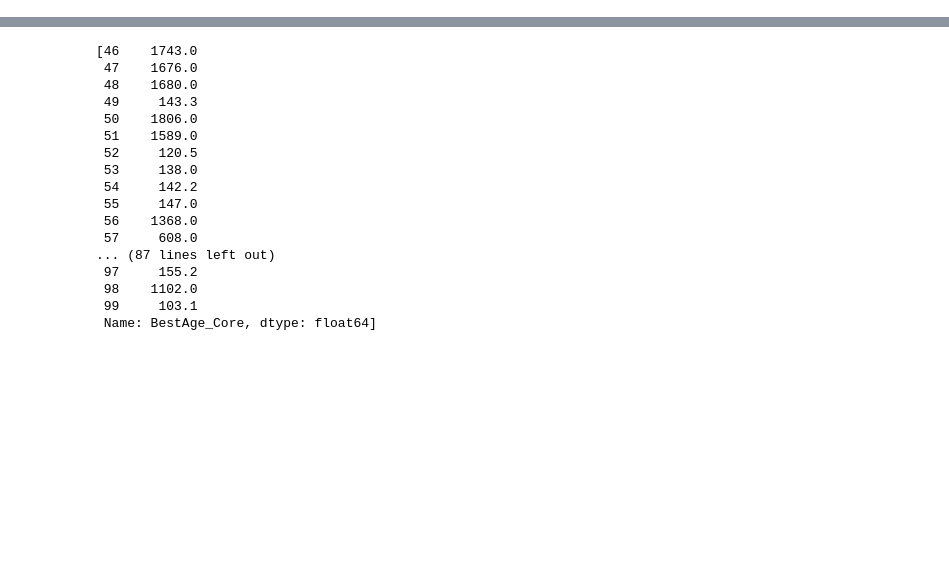
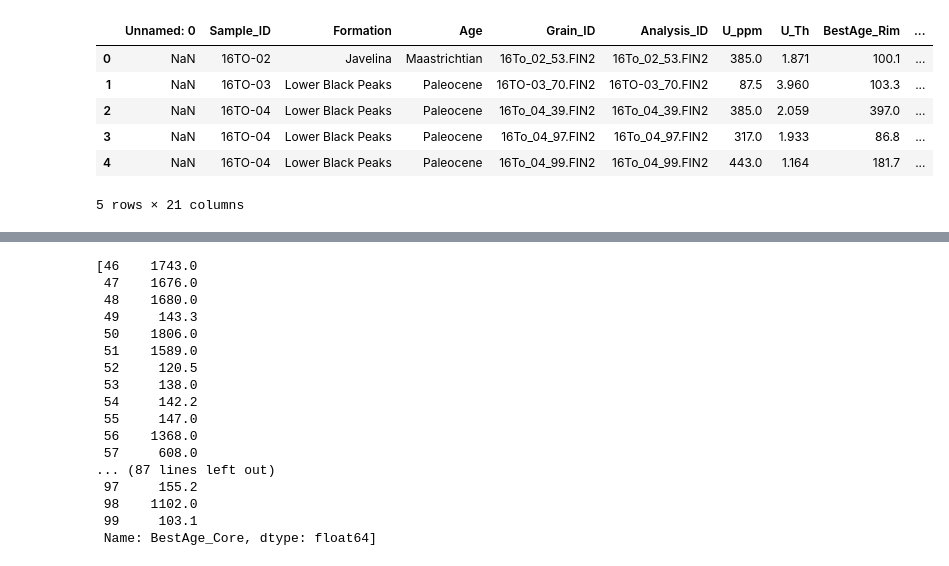
Before and after one commit to cdkortyna/Jupyter-Notebooks, a Jupyter notebook: Bivariate_KDE_Plotter_v1.1.ipynb, the cells around one changed output, grey strips where cells are left out. Cells and saved outputs as stored; diff of their text form; code cells hidden in the pictures; blank space fills up the shorter version.

```diff
--- a/Bivariate_KDE_Plotter_v1.1.ipynb
+++ b/Bivariate_KDE_Plotter_v1.1.ipynb
@@ -79,0 +35,12 @@ sampleList
+# %%
+xl = pd.ExcelFile(r"C:/Users/culle/Documents/Data/LAICPMS_Data/Kortyna_TO_30DISC_2Sig_Core_Rim_Jupyter.xlsx")
+df = xl.parse("ZrUPb")
+df[:5]
+# %% [output]
+|  | Unnamed: 0 | Sample_ID | Formation | Age | Grain_ID | Analysis_ID | U_ppm | U_Th | BestAge_Rim | ... |
+| 0 | NaN | 16TO-02 | Javelina | Maastrichtian | 16To_02_53.FIN2 | 16To_02_53.FIN2 | 385.0 | 1.871 | 100.1 | ... |
+| 1 | NaN | 16TO-03 | Lower Black Peaks | Paleocene | 16TO-03_70.FIN2 | 16TO-03_70.FIN2 | 87.5 | 3.960 | 103.3 | ... |
+| 2 | NaN | 16TO-04 | Lower Black Peaks | Paleocene | 16To_04_39.FIN2 | 16To_04_39.FIN2 | 385.0 | 2.059 | 397.0 | ... |
+| 3 | NaN | 16TO-04 | Lower Black Peaks | Paleocene | 16To_04_97.FIN2 | 16To_04_97.FIN2 | 317.0 | 1.933 | 86.8 | ... |
+| 4 | NaN | 16TO-04 | Lower Black Peaks | Paleocene | 16To_04_99.FIN2 | 16To_04_99.FIN2 | 443.0 | 1.164 | 181.7 | ... |
+5 rows × 21 columns
```
Also changed, not shown: parts of 22 cells of this notebook.
